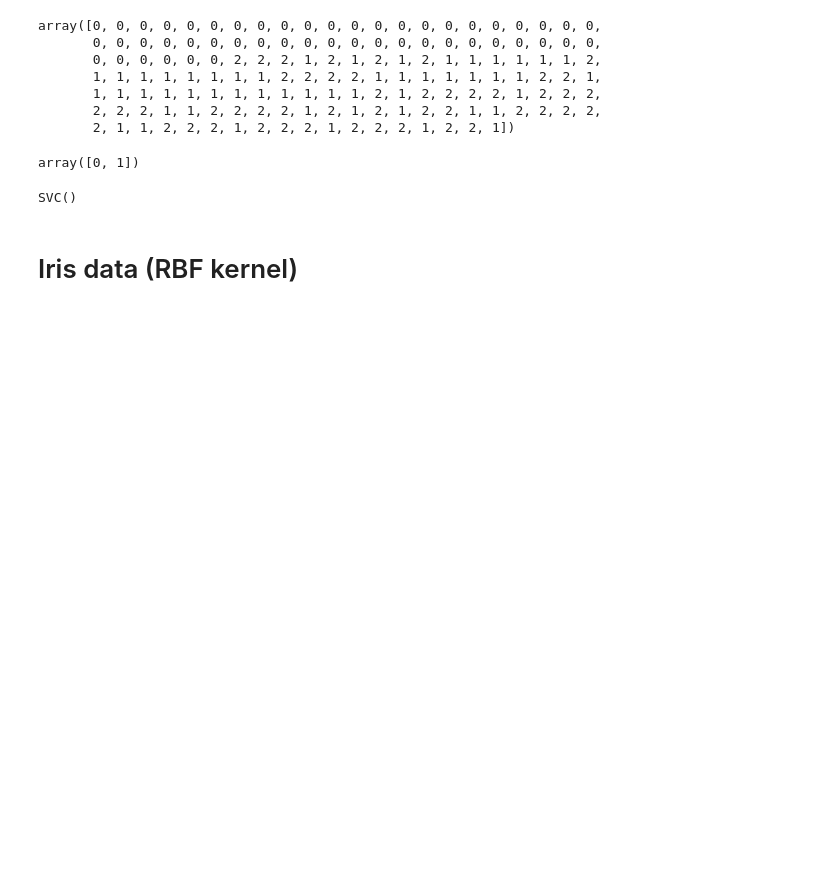
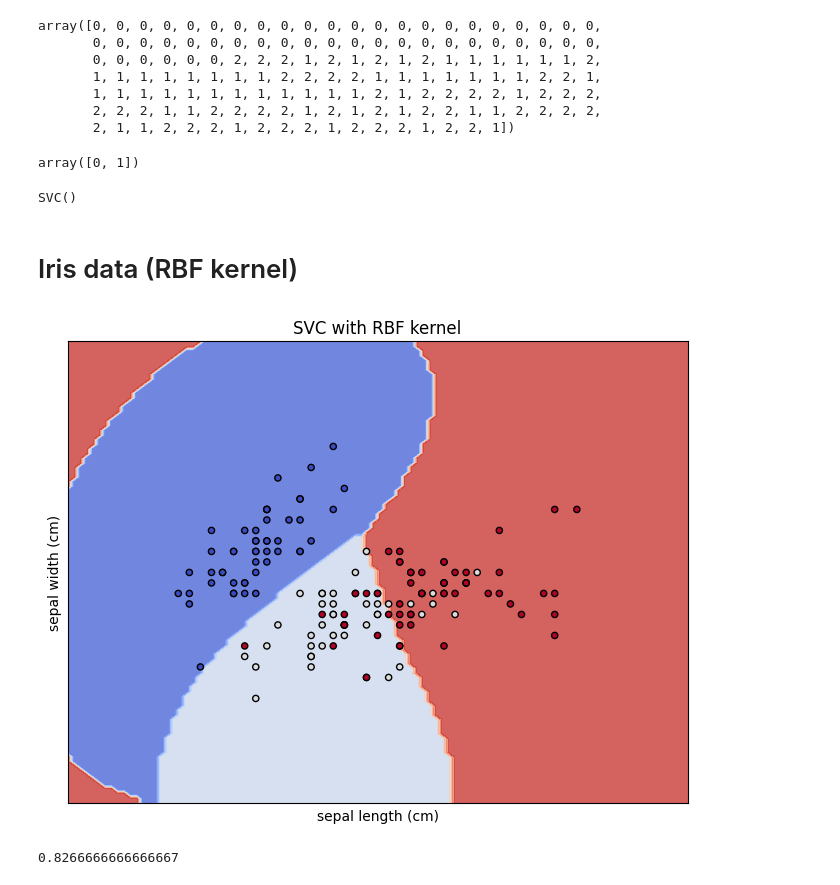
Before and after one commit to pm012/DataScience_sandbox, a Jupyter notebook: notebooks/module5/module5_1.ipynb, the cells around one changed output. Saved outputs shown, nothing was run; the diff lists cells and outputs as text; code cells hidden in the pictures; blank space fills up the shorter version.

```diff
--- a/notebooks/module5/module5_1.ipynb
+++ b/notebooks/module5/module5_1.ipynb
@@ -780,3 +780,44 @@ model
 SVC()
 # %% [markdown]
 # Iris data (RBF kernel)
+# %%
+X = iris.data[:, :2]  # we only take the first two features.
+y = iris.target
+
+# we create an instance of SVM and fit out data. We don't scale our
+# data since we want to plot the support vectors
+C = 1.0  # SVM regularization parameter
+model = svm.SVC(kernel='rbf', gamma=0.7, C=C)
+model.fit(X, y)
+
+# title for the plots
+title = "SVC with RBF kernel"
+
+fig = plt.figure(figsize=(8, 6))
+ax = fig.add_subplot()
+
+X0, X1 = X[:, 0], X[:, 1]
+
+disp = DecisionBoundaryDisplay.from_estimator(
+    model,
+    X,
+    response_method="predict",
+    cmap=plt.cm.coolwarm,
+    alpha=0.8,
+    ax=ax,
+    xlabel=iris.feature_names[0],
+    ylabel=iris.feature_names[1],
+)
+ax.scatter(X0, X1, c=y, cmap=plt.cm.coolwarm, s=20, edgecolors="k")
+ax.set_xticks(())
+ax.set_yticks(())
+ax.set_title(title)
+
+plt.show()
+# %% [output]
+[figure, added]
+# %%
+y_pred = model.predict(X)
+accuracy_score(y_pred, y)
+# %% [output]
+0.8266666666666667
```
Also changed, not shown: parts of 24 cells of this notebook, 1 other file.
